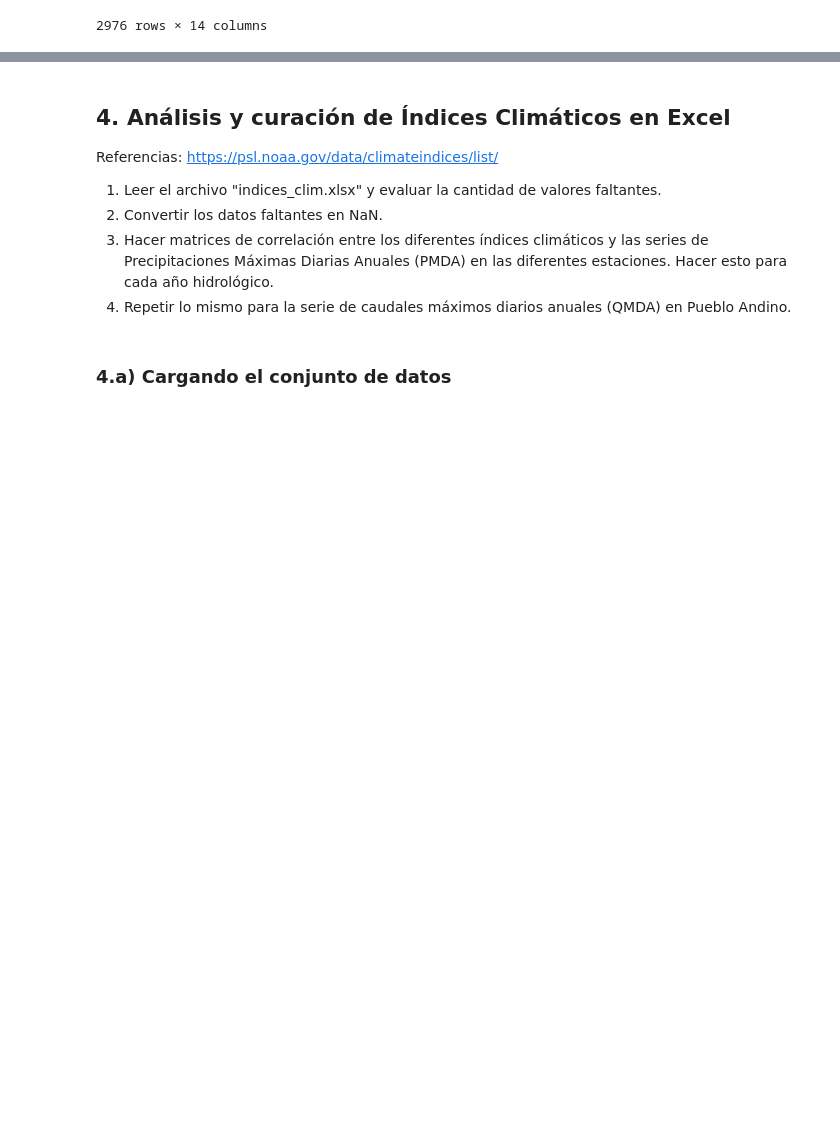
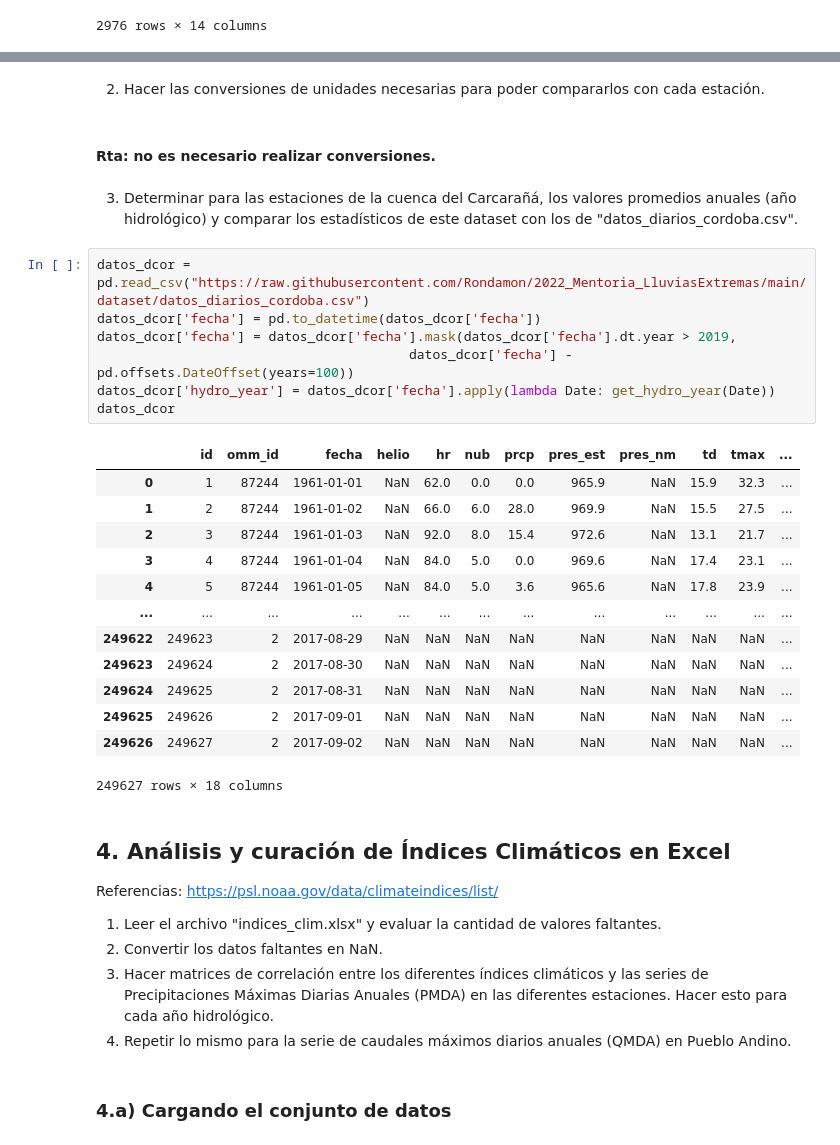
Before and after one commit to serantux/M_Predi_Lluvias_Extremas_10, a Jupyter notebook: TP2_Balbuena_Serrantes_Fonnegra_Velazquez.ipynb, the cells around one changed output, grey strips where cells are left out. Saved outputs shown, nothing was run; the diff lists cells and outputs as text; blank space fills up the shorter version.

```diff
--- a/TP2_Balbuena_Serrantes_Fonnegra_Velazquez.ipynb
+++ b/TP2_Balbuena_Serrantes_Fonnegra_Velazquez.ipynb
@@ -397,3 +409,30 @@ datos_tc_var_mean
+# %% [markdown]
+2. Hacer las conversiones de unidades necesarias para poder compararlos con cada estación.
+# %% [markdown]
+#### Rta: no es necesario realizar conversiones.
+# %% [markdown]
+3. Determinar para las estaciones de la cuenca del Carcarañá, los valores promedios anuales (año hidrológico) y comparar los estadísticos de este dataset con los de "datos_diarios_cordoba.csv".
+# %%
+datos_dcor = pd.read_csv("https://raw.githubusercontent.com/Rondamon/2022_Mentoria_LluviasExtremas/main/dataset/datos_diarios_cordoba.csv")
+datos_dcor['fecha'] = pd.to_datetime(datos_dcor['fecha'])
+datos_dcor['fecha'] = datos_dcor['fecha'].mask(datos_dcor['fecha'].dt.year > 2019,
+                                        datos_dcor['fecha'] - pd.offsets.DateOffset(years=100))
+datos_dcor['hydro_year'] = datos_dcor['fecha'].apply(lambda Date: get_hydro_year(Date))
+datos_dcor
+# %% [output]
+|  | id | omm_id | fecha | helio | hr | nub | prcp | pres_est | pres_nm | td | tmax | ... |
+| 0 | 1 | 87244 | 1961-01-01 | NaN | 62.0 | 0.0 | 0.0 | 965.9 | NaN | 15.9 | 32.3 | ... |
+| 1 | 2 | 87244 | 1961-01-02 | NaN | 66.0 | 6.0 | 28.0 | 969.9 | NaN | 15.5 | 27.5 | ... |
+| 2 | 3 | 87244 | 1961-01-03 | NaN | 92.0 | 8.0 | 15.4 | 972.6 | NaN | 13.1 | 21.7 | ... |
+| 3 | 4 | 87244 | 1961-01-04 | NaN | 84.0 | 5.0 | 0.0 | 969.6 | NaN | 17.4 | 23.1 | ... |
+| 4 | 5 | 87244 | 1961-01-05 | NaN | 84.0 | 5.0 | 3.6 | 965.6 | NaN | 17.8 | 23.9 | ... |
+| ... | ... | ... | ... | ... | ... | ... | ... | ... | ... | ... | ... | ... |
+| 249622 | 249623 | 2 | 2017-08-29 | NaN | NaN | NaN | NaN | NaN | NaN | NaN | NaN | ... |
+| 249623 | 249624 | 2 | 2017-08-30 | NaN | NaN | NaN | NaN | NaN | NaN | NaN | NaN | ... |
+| 249624 | 249625 | 2 | 2017-08-31 | NaN | NaN | NaN | NaN | NaN | NaN | NaN | NaN | ... |
+| 249625 | 249626 | 2 | 2017-09-01 | NaN | NaN | NaN | NaN | NaN | NaN | NaN | NaN | ... |
+| 249626 | 249627 | 2 | 2017-09-02 | NaN | NaN | NaN | NaN | NaN | NaN | NaN | NaN | ... |
+249627 rows × 18 columns
 # %% [markdown]
 ## 4. Análisis y curación de Índices Climáticos en Excel
 
```
Also changed, not shown: parts of 20 cells of this notebook.
